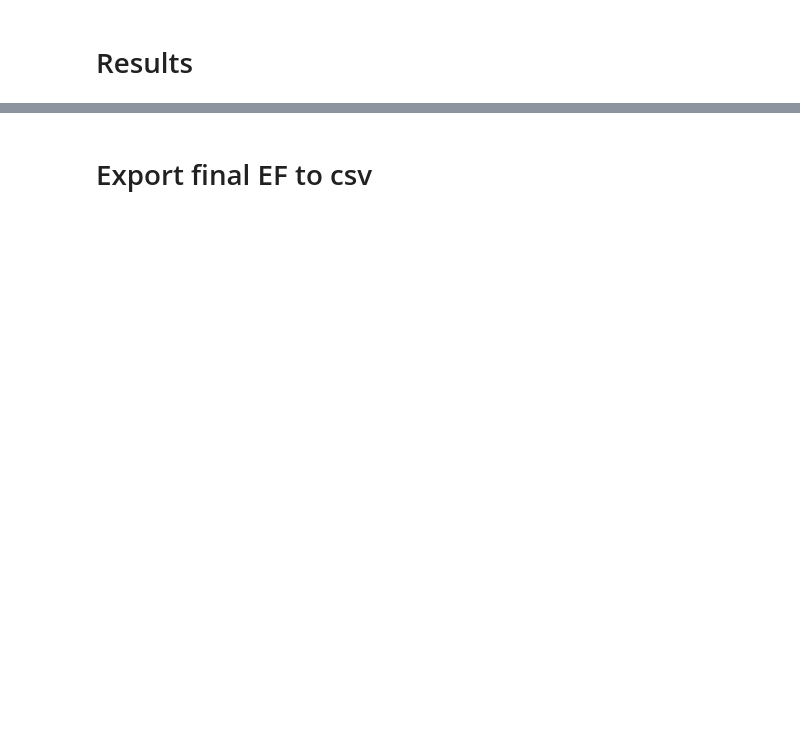
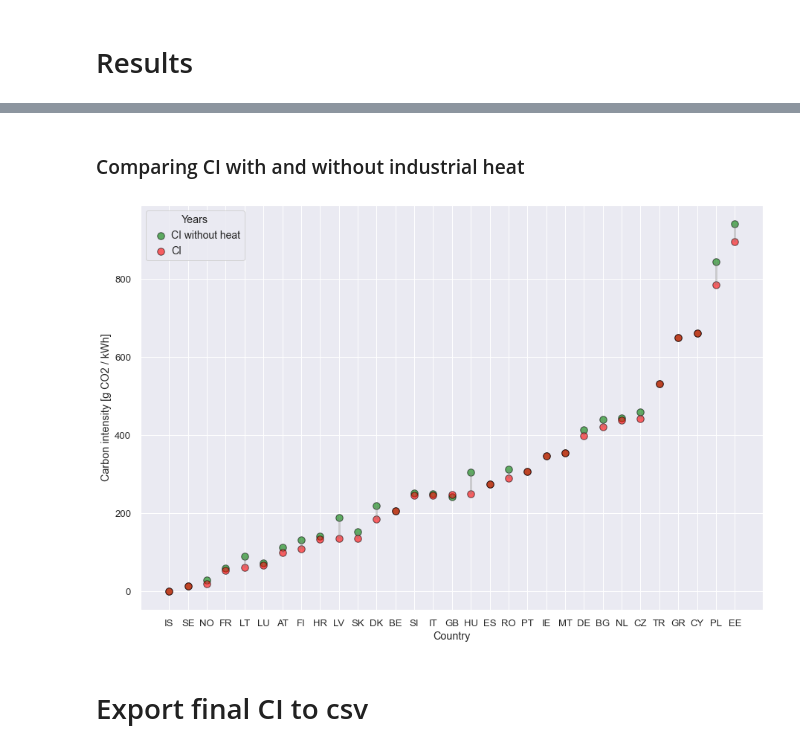
Before and after one commit to INATECH-CIG/CO2_emissions_factors, a Jupyter notebook: EF calculation top down method.ipynb, the cells around one changed output, grey strips where cells are left out. Saved outputs shown, nothing was run; the diff lists cells and outputs as text; code cells hidden in the pictures; blank space fills up the shorter version.

```diff
--- a/EF calculation top down method.ipynb
+++ b/EF calculation top down method.ipynb
@@ -472,0 +822,40 @@ EF_calc.tail()
+# %% [markdown]
+### Comparing CI with and without industrial heat
+# %%
+CI_compar['CI_without_heat'] = CI_without_heat.loc[['2018']].transpose()
+CI_compar['CI'] = CI.loc[['2018']].transpose()
+
+
+# Reorder it following the values of the first value:
+ordered_df = CI_compar.sort_values(by='CI', ascending=True)
+my_range=range(1,len(CI_compar.index)+1)
+
+fig, ax = plt.subplots(1,1)
+
+# The vertical plot is made using the vline function
+ax.vlines(x=my_range, ymin=ordered_df['CI_without_heat'], ymax=ordered_df['CI'], color='grey', alpha=0.4, linewidths=2.5)
+
+ax.scatter(my_range, ordered_df['CI_without_heat'],  color='green', alpha=0.6 , label='CI without heat',s=90,edgecolor='black')
+ax.scatter(my_range, ordered_df['CI'],  color='red', alpha=0.6 , label='CI',s=90,edgecolor='black')
+#ax.scatter(my_range , ordered_df['2018'],  color='skyblue', alpha=0.6, label='2018',s=90,edgecolor='black')
+#plt.scatter(my_range, ordered_df['2010'],  color='green', alpha=0.4 , label='2010',s=90,edgecolor='black')
+
+
+handles, labels = ax.get_legend_handles_labels()
+
+ax.legend(handles, labels,  loc='upper left',
+                   handletextpad=0., columnspacing=0.5, ncol=1,
+                   title='Years', fontsize=14, frameon=True)
+
+# Add title and axis names
+
+ax.set_xlabel('Country')
+ax.set_ylabel('Carbon intensity [g CO2 / kWh]')
+
+ax.set_xticks(my_range)
+ax.set_xticklabels(ordered_df.index)
+
+# unaing pass to not print the return from set_xticks and ...
+pass
+# %% [output]
+[figure, added]
@@ -473,3 +864,3 @@ EF_calc.tail()
 # %% [markdown]
-# Export final EF to csv
+# Export final CI to csv
 # %%
```
Also changed, not shown: parts of 52 cells of this notebook, 9 other files.
